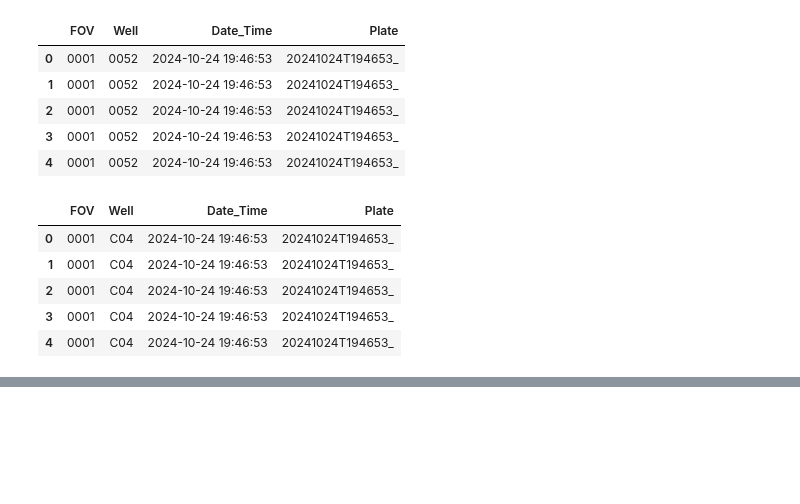
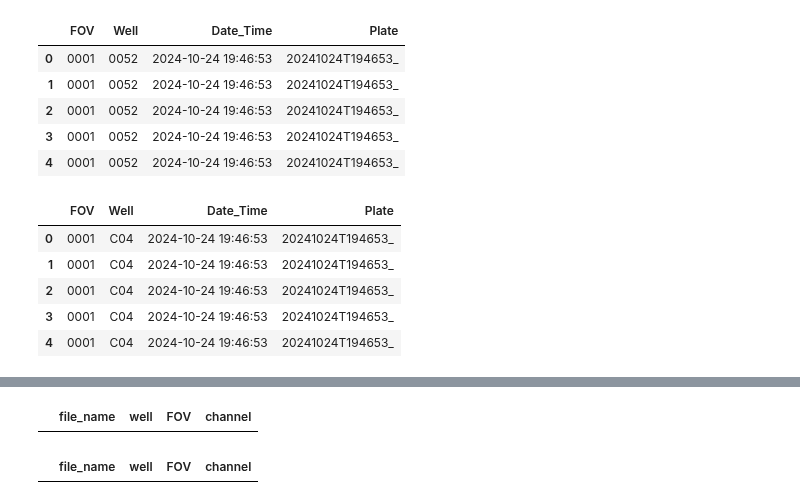
Before and after one commit to MikeLippincott/pyroptosis_live-cell_timelapse, a Jupyter notebook: Wave1_data/1.preprocess_data/notebooks/preprocess_raw_data.ipynb, the cells around one changed output, grey strips where cells are left out. Saved outputs shown, nothing was run; the diff lists cells and outputs as text; code cells hidden in the pictures; blank space fills up the shorter version.

```diff
--- a/Wave1_data/1.preprocess_data/notebooks/preprocess_raw_data.ipynb
+++ b/Wave1_data/1.preprocess_data/notebooks/preprocess_raw_data.ipynb
@@ -491,0 +581,10 @@ Length: 8, dtype: datetime64[ns]
+# %%
+# get FOV 4 and well 0318 in the df
+df[(df["well"] == "W0318")]
+# %% [output]
+|  | file_name | well | FOV | channel |
+# %%
+# get FOV 4 and well 0318 in the df
+df[(df["well"] == "W0319")]
+# %% [output]
+|  | file_name | well | FOV | channel |
```
Also changed, not shown: parts of 11 cells of this notebook, 12 other files.
